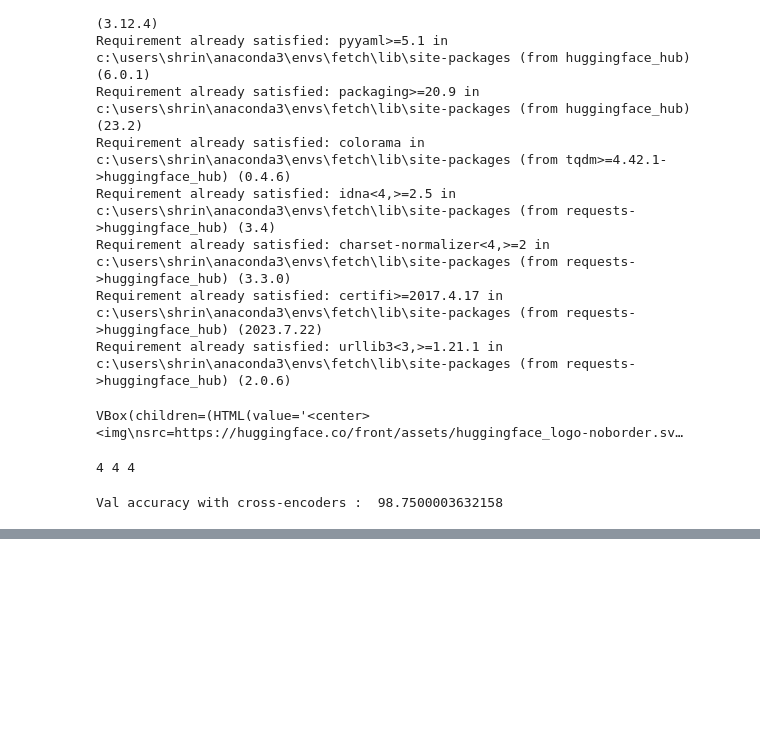
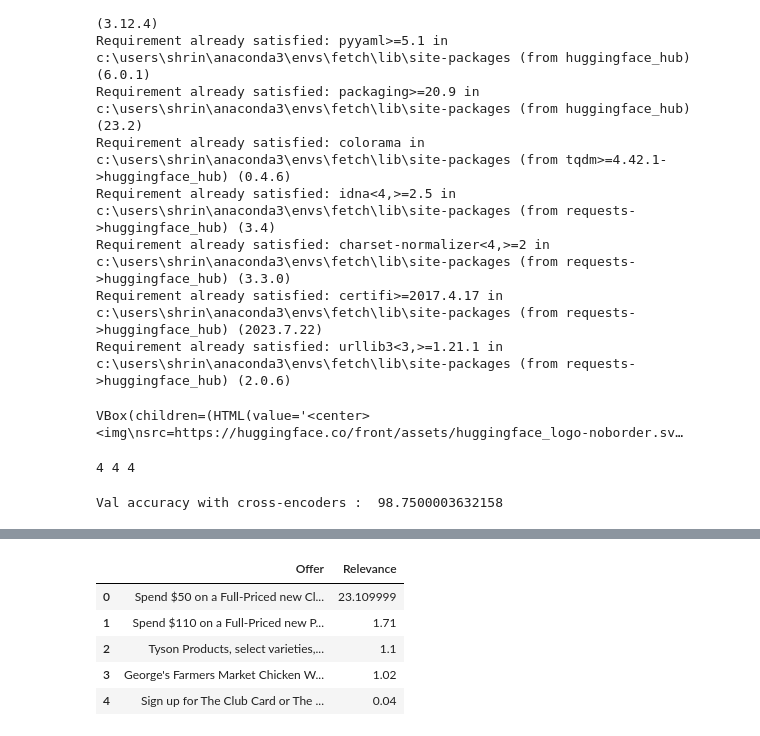
Before and after one commit to shriadke/FetchSearch, a Jupyter notebook: research/00_01_model_research.ipynb, the cells around one changed output, grey strips where cells are left out. Cells and saved outputs as stored; diff of their text form; code cells hidden in the pictures; blank space fills up the shorter version.

```diff
--- a/research/00_01_model_research.ipynb
+++ b/research/00_01_model_research.ipynb
@@ -263,0 +316,12 @@ for hit in hits:
+# %%
+remove_idx = set()
+for i in range(len(offers)):
+    for j in range(i+1, len(offers)):
+        pair = [offers[i],offers[j]]
+
+        cross_score = np.round(torch.sigmoid(torch.from_numpy(np.array(cross_model.predict(pair)))),3)
+        #print(str(i), str(j), pair, cross_score)
+        if cross_score == 1:
+            #print("to be romoved")
+            remove_idx.add(j)
+print(remove_idx)
@@ -263,0 +330,11 @@ for hit in hits:
+# %%
+cross_list = []
+filtered_hits = []
+for idx in range(len(hits)):
+    if idx not in remove_idx:
+        cross_list.append([stored_sentences[hits[idx]['corpus_id']], query])
+        filtered_hits.append(hits[idx])
+# %%
+ce_scores = cross_model.predict(cross_list)
+for idx in range(len(filtered_hits)):
+    filtered_hits[idx]['cross-encoder_score'] = np.round(torch.sigmoid(torch.from_numpy(np.array(ce_scores[idx]))).numpy().item(),4) * 100
@@ -263,0 +354,11 @@ for hit in hits:
+# %%
+#Sort list by CrossEncoder scores
+filtered_hits = sorted(filtered_hits, key=lambda x: x['cross-encoder_score'], reverse=True)
+print("\nRe-ranking with Cross-Encoder took seconds")
+print("Top 5 hits with CrossEncoder:")
+offers = []
+scores = []
+for hit in filtered_hits:
+    print("\t{:.3f}\t{}".format(hit['cross-encoder_score'], stored_offers[hit['corpus_id']]))
+    offers.append(stored_offers[hit['corpus_id']])
+    scores.append(hit['cross-encoder_score'])
@@ -263,0 +376,13 @@ for hit in hits:
+# %%
+output_df = pd.DataFrame({
+            "Offer" : offers,
+            "Relevance" : scores
+        })
+output_df.head()
+# %% [output]
+|  | Offer | Relevance |
+| 0 | Spend $50 on a Full-Priced new Cl... | 23.109999 |
+| 1 | Spend $110 on a Full-Priced new P... | 1.71 |
+| 2 | Tyson Products, select varieties,... | 1.1 |
+| 3 | George's Farmers Market Chicken W... | 1.02 |
+| 4 | Sign up for The Club Card or The ... | 0.04 |
```
Also changed, not shown: parts of 13 cells of this notebook, 11 other files.
